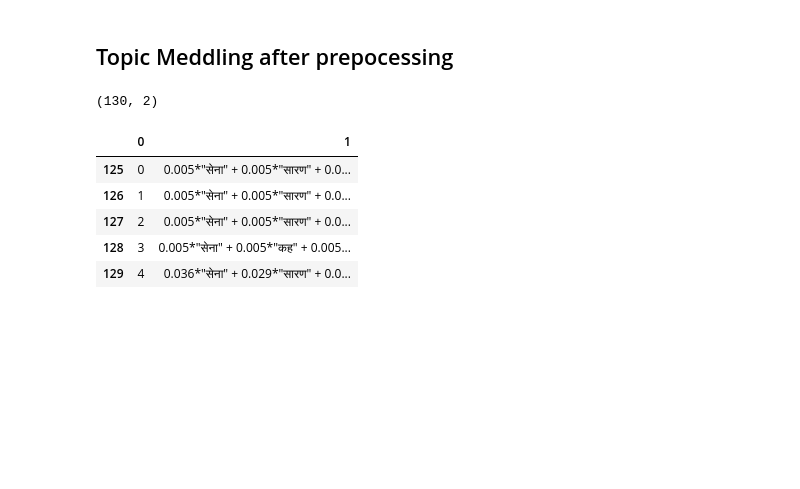
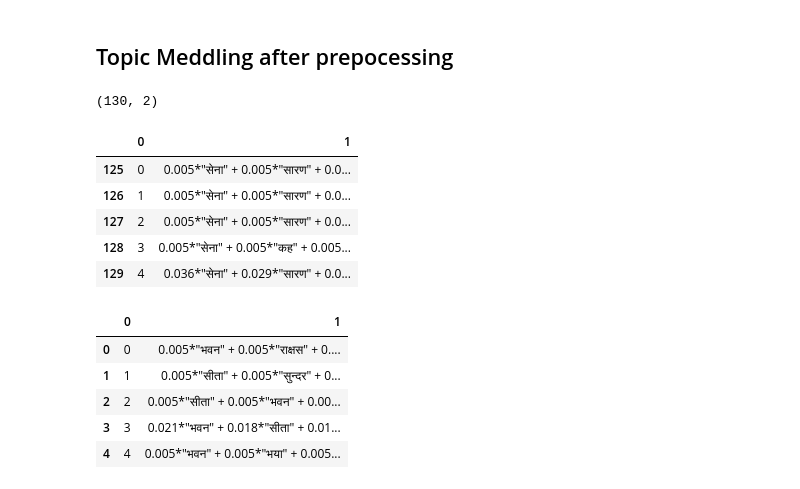
Before and after one commit to rajrohan/ramayanaocr, a Jupyter notebook: src/ramayanaocr/notebook/pipeline_final.ipynb, the cells around one changed output. Saved outputs shown, nothing was run; the diff lists cells and outputs as text; code cells hidden in the pictures; blank space fills up the shorter version.

```diff
--- a/src/ramayanaocr/notebook/pipeline_final.ipynb
+++ b/src/ramayanaocr/notebook/pipeline_final.ipynb
@@ -437,0 +399,9 @@ lda = gensim.models.ldamodel.LdaModel.load(temp_file)
+# %%
+df4.head()
+# %% [output]
+|  | 0 | 1 |
+| 0 | 0 | 0.005*"भवन" + 0.005*"राक्षस" + 0.... |
+| 1 | 1 | 0.005*"सीता" + 0.005*"सुन्दर" + 0... |
+| 2 | 2 | 0.005*"सीता" + 0.005*"भवन" + 0.00... |
+| 3 | 3 | 0.021*"भवन" + 0.018*"सीता" + 0.01... |
+| 4 | 4 | 0.005*"भवन" + 0.005*"भया" + 0.005... |
```
Also changed, not shown: parts of 32 cells of this notebook, 3 other files.
